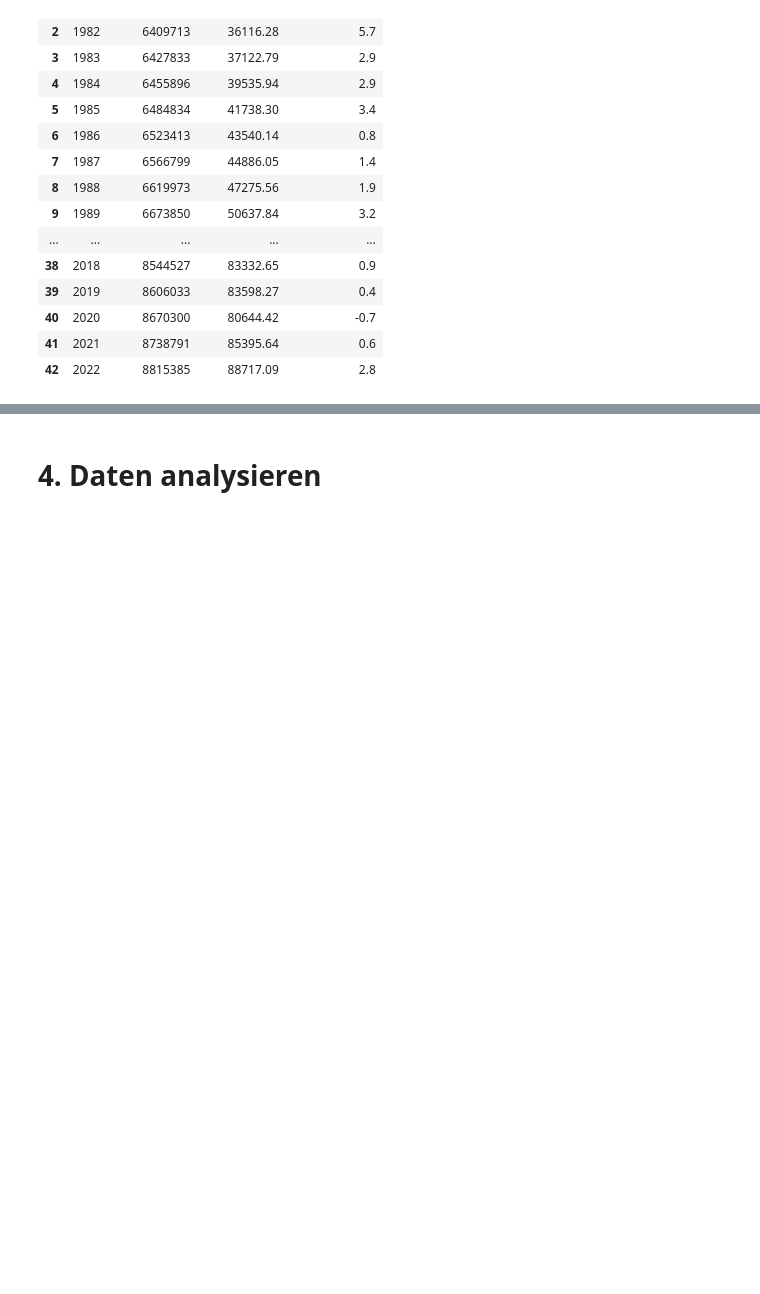
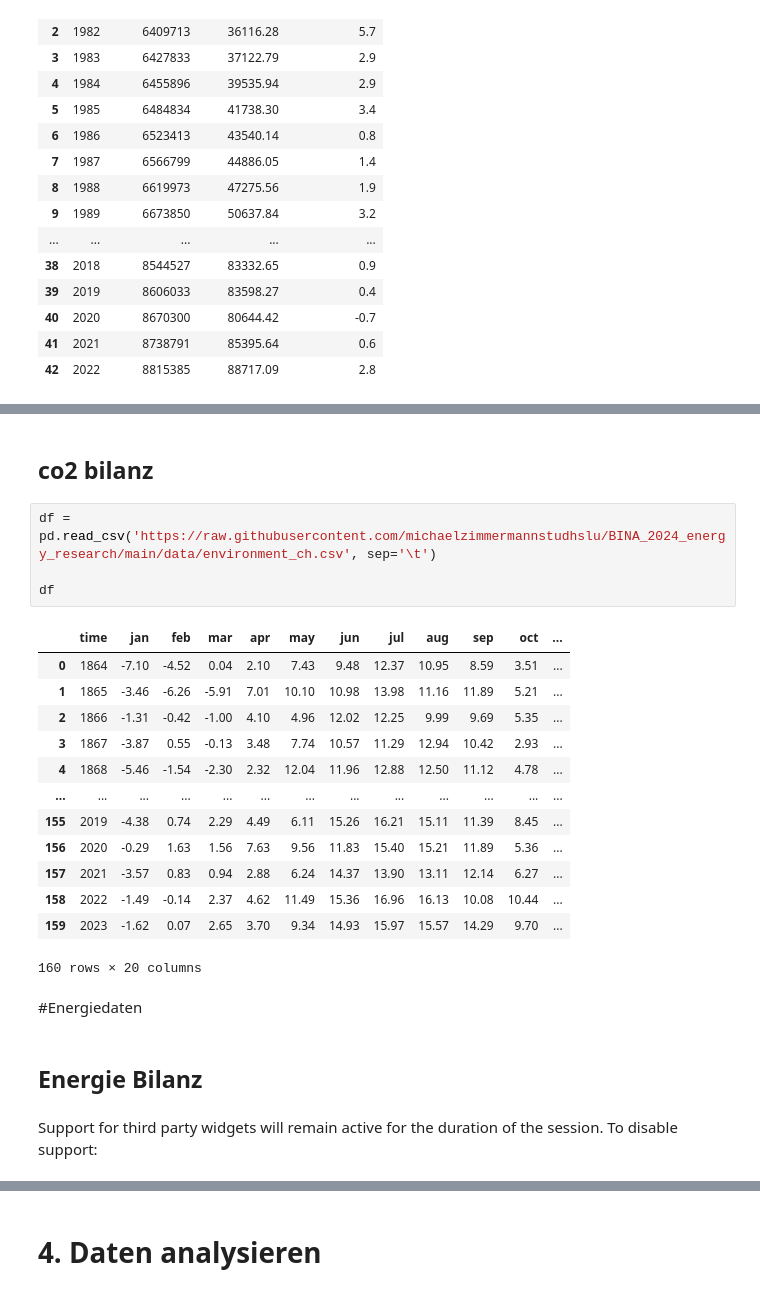
Before and after one commit to michaelzimmermannstudhslu/BINA_2024_energy_research, a Jupyter notebook: bina_casestudy_adhumezi.ipynb, the cells around one changed output, grey strips where cells are left out. Saved outputs shown, nothing was run; the diff lists cells and outputs as text; blank space fills up the shorter version.

```diff
--- a/bina_casestudy_adhumezi.ipynb
+++ b/bina_casestudy_adhumezi.ipynb
@@ -305,0 +387,26 @@ df
+# %% [markdown]
+## co2 bilanz
+# %%
+df = pd.read_csv('https://raw.githubusercontent.com/michaelzimmermannstudhslu/BINA_2024_energy_research/main/data/environment_ch.csv', sep='\t')
+
+df
+# %% [output]
+|  | time | jan | feb | mar | apr | may | jun | jul | aug | sep | oct | ... |
+| 0 | 1864 | -7.10 | -4.52 | 0.04 | 2.10 | 7.43 | 9.48 | 12.37 | 10.95 | 8.59 | 3.51 | ... |
+| 1 | 1865 | -3.46 | -6.26 | -5.91 | 7.01 | 10.10 | 10.98 | 13.98 | 11.16 | 11.89 | 5.21 | ... |
+| 2 | 1866 | -1.31 | -0.42 | -1.00 | 4.10 | 4.96 | 12.02 | 12.25 | 9.99 | 9.69 | 5.35 | ... |
+| 3 | 1867 | -3.87 | 0.55 | -0.13 | 3.48 | 7.74 | 10.57 | 11.29 | 12.94 | 10.42 | 2.93 | ... |
+| 4 | 1868 | -5.46 | -1.54 | -2.30 | 2.32 | 12.04 | 11.96 | 12.88 | 12.50 | 11.12 | 4.78 | ... |
+| ... | ... | ... | ... | ... | ... | ... | ... | ... | ... | ... | ... | ... |
+| 155 | 2019 | -4.38 | 0.74 | 2.29 | 4.49 | 6.11 | 15.26 | 16.21 | 15.11 | 11.39 | 8.45 | ... |
+| 156 | 2020 | -0.29 | 1.63 | 1.56 | 7.63 | 9.56 | 11.83 | 15.40 | 15.21 | 11.89 | 5.36 | ... |
+| 157 | 2021 | -3.57 | 0.83 | 0.94 | 2.88 | 6.24 | 14.37 | 13.90 | 13.11 | 12.14 | 6.27 | ... |
+| 158 | 2022 | -1.49 | -0.14 | 2.37 | 4.62 | 11.49 | 15.36 | 16.96 | 16.13 | 10.08 | 10.44 | ... |
+| 159 | 2023 | -1.62 | 0.07 | 2.65 | 3.70 | 9.34 | 14.93 | 15.97 | 15.57 | 14.29 | 9.70 | ... |
+160 rows × 20 columns
+# %% [markdown]
+#Energiedaten
+# %% [markdown]
+## Energie Bilanz
+# %% [markdown]
+Support for third party widgets will remain active for the duration of the session. To disable support:
```
Also changed, not shown: parts of 39 cells of this notebook.
